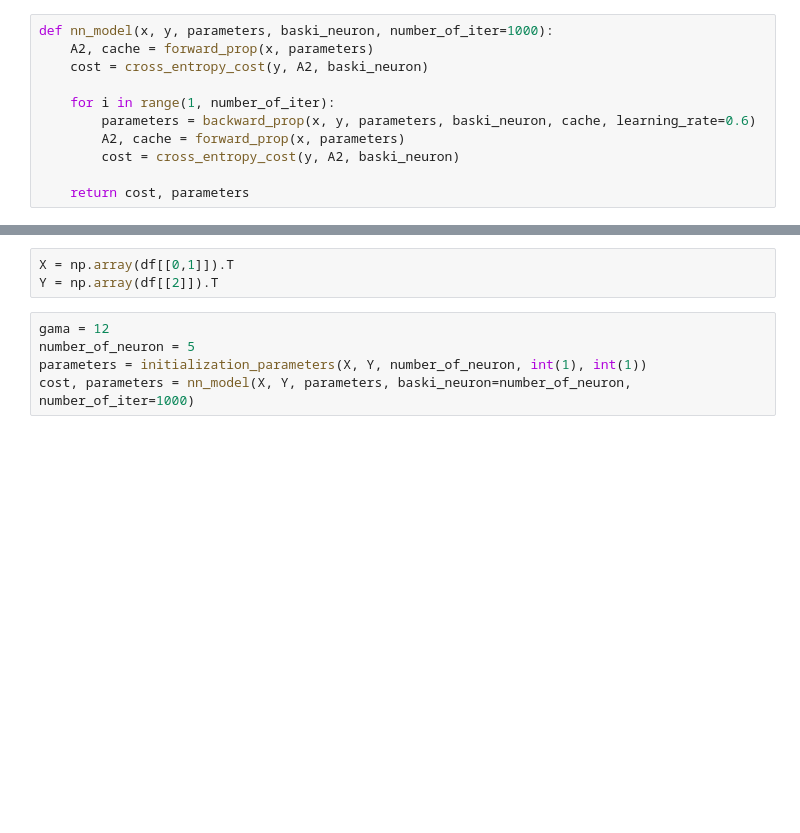
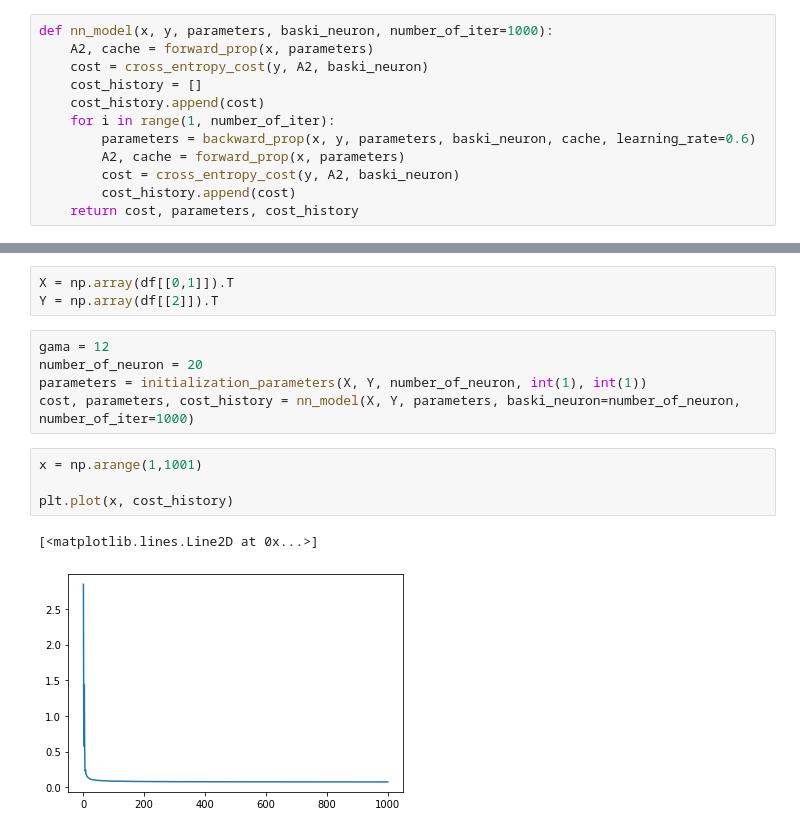
Before and after one commit to tayfununal/Artificial-Neural-Network-with-One-Hidden-Layer, a Jupyter notebook: new_revision.ipynb, the cells around one changed output, grey strips where cells are left out. Saved outputs shown, nothing was run; the diff lists cells and outputs as text; blank space fills up the shorter version.

```diff
--- a/new_revision.ipynb
+++ b/new_revision.ipynb
@@ -140,12 +140,13 @@ def cross_entropy_cost(y, A2, baski_neuron):
 def nn_model(x, y, parameters, baski_neuron, number_of_iter=1000):
     A2, cache = forward_prop(x, parameters)
     cost = cross_entropy_cost(y, A2, baski_neuron)
-
+    cost_history = []
+    cost_history.append(cost)
     for i in range(1, number_of_iter):
         parameters = backward_prop(x, y, parameters, baski_neuron, cache, learning_rate=0.6)
         A2, cache = forward_prop(x, parameters)
         cost = cross_entropy_cost(y, A2, baski_neuron)
-
-    return cost, parameters
+        cost_history.append(cost)
+    return cost, parameters, cost_history
 # %%
 df = pd.DataFrame(Datas)
@@ -167,6 +169,13 @@ X = np.array(df[[0,1]]).T
 Y = np.array(df[[2]]).T
 # %%
 gama = 12
-number_of_neuron = 5
+number_of_neuron = 20
 parameters = initialization_parameters(X, Y, number_of_neuron, int(1), int(1))
-cost, parameters = nn_model(X, Y, parameters, baski_neuron=number_of_neuron, number_of_iter=1000)
+cost, parameters, cost_history = nn_model(X, Y, parameters, baski_neuron=number_of_neuron, number_of_iter=1000)
+# %%
+x = np.arange(1,1001)
+
+plt.plot(x, cost_history)
+# %% [output]
+[<matplotlib.lines.Line2D at 0x...>]
+[figure, added]
```
Also changed, not shown: parts of 8 cells of this notebook.
